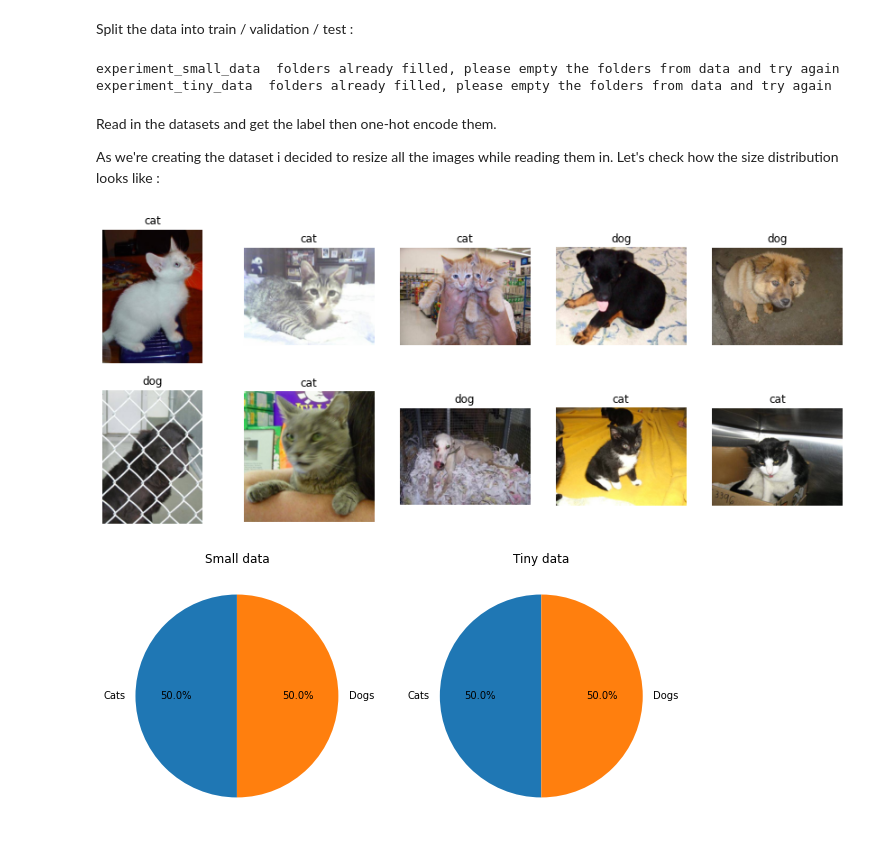
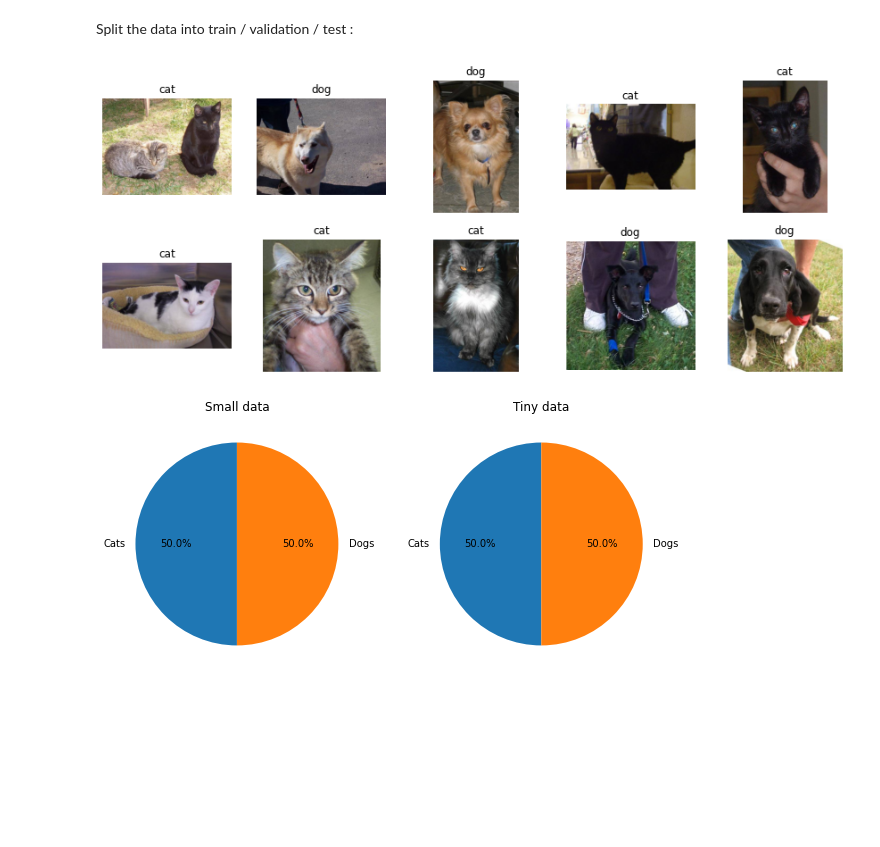
Before and after one commit to SamiFatmi/Deep-Learning-SAMI-FATMI, a Jupyter notebook: Lab/lab.ipynb, the cells around one changed output. Drawn from its saved outputs; the diff is of its cells as text; code cells hidden in the pictures; blank space fills up the shorter version.

```diff
--- a/Lab/lab.ipynb
+++ b/Lab/lab.ipynb
@@ -28,16 +28,15 @@ for main_f in main_folders :
 # %% [markdown]
 Read in 10 pictures randomly and plot them out, use the label as plot title :
 # %%
-folder = "original_data/train/train"
+folder = "original_data/train/train" #source folder for all labeled images
 
-files = random.sample(range(1, 12500), 10)
+files = random.sample(glob.glob(parent_dir+"/"+folder+"/*.jpg"), 10) # getting a random sample of 10 jpg files from directory
 
 fig, axes = plt.subplots(2,5, figsize=(15,8))
-
-for file_number,(i, ax) in zip(files,enumerate(axes.flatten())) :
-    animal = random.choice(["cat","dog"])
-    file_path = os.path.join(folder,animal+"."+str(file_number)+".jpg")
-    image = plt.imread(file_path)
+for file_path,(i, ax) in zip(files,enumerate(axes.flatten())) :
+    label = file_path.split("/")[-1].split(".")[0] # getting the label from the path
+    image = plt.imread(file_path) # read image with plt imread method
     ax.imshow(image)
-    ax.set_title(f"{animal}")
+    ax.set_title(f"{label}")
+    ax.axis("off")
 # %% [output]
@@ -45,35 +44,2 @@ for file_number,(i, ax) in zip(files,enumerate(axes.flatten())) :
 # %% [markdown]
 Split the data into train / validation / test :
-# %%
-# splitting the data
-
-source_folder = os.path.join(parent_dir,folder)
-
-for data in ["experiment_small_data","experiment_tiny_data"]:
-    folder_for = lambda x : os.path.join(parent_dir,data,x)
-
-    cats = ["cat"+"."+str(x)+".jpg" for x in random.sample(range(1,12500),1250)]
-    dogs = ["dog"+"."+str(x)+".jpg" for x in random.sample(range(1,12500),1250)]
-
-    if len(os.listdir(folder_for("train")) ) == 0:
-        for cat_picture,dog_picture in zip(cats[:800],dogs[:800]):
-            shutil.copy(os.path.join(source_folder,cat_picture),folder_for("train"))
-            shutil.copy(os.path.join(source_folder,dog_picture),folder_for("train"))
-
-        for cat_picture,dog_picture in zip(cats[800:1000],dogs[800:1000]):
-            shutil.copy(os.path.join(source_folder,cat_picture),folder_for("val"))
-            shutil.copy(os.path.join(source_folder,dog_picture),folder_for("val"))
-
-        for cat_picture,dog_picture in zip(cats[1000:1250],dogs[1000:1250]):
-            shutil.copy(os.path.join(source_folder,cat_picture),folder_for("test"))
-            shutil.copy(os.path.join(source_folder,dog_picture),folder_for("test"))
-
-    else :
-        print(data," folders already filled, please empty the folders from data and try again")
-# %% [output]
-experiment_small_data  folders already filled, please empty the folders from data and try again
-experiment_tiny_data  folders already filled, please empty the folders from data and try again
-# %% [markdown]
-Read in the datasets and get the label then one-hot encode them.
-
-As we're creating the dataset i decided to resize all the images while reading them in. Let's check how the size distribution looks like :
@@ -80,25 +71,19 @@ As we're creating the dataset i decided to resize all the images while reading t
 # %%
+# get a sample of 5 randomly chosen pictures from each of small and tiny data
 s_images = random.sample(glob.glob(parent_dir+"/"+"experiment_small_data"+"/train/*.jpg"),5)
 t_images = random.sample(glob.glob(parent_dir+"/"+"experiment_tiny_data"+"/val/*.jpg"),5)
 
 fig,ax = plt.subplots(2,5,figsize = (15,6))
-ax = ax.flatten()
 
-for path,axe in zip(s_images,ax[:5]) :
+#plot
+for path,axe in zip(s_images+t_images,ax.flatten()) :
     label = path.split("/")[-1].split(".")[0]
     image = plt.imread(path)
     axe.imshow(image)
     axe.set_title(label)
     axe.axis("off")
-
-for path,axe in zip(t_images,ax[5:]) :
-    label = path.split("/")[-1].split(".")[0]
-    image = plt.imread(path)
-    axe.imshow(image)
-    axe.set_title(label)
-    axe.axis("off")
 # %% [output]
-[figure, old version]
+[figure, new version]
 # %%
 #Checking if the data is well balanced
 
```
Also changed, not shown: parts of 5 cells of this notebook.
